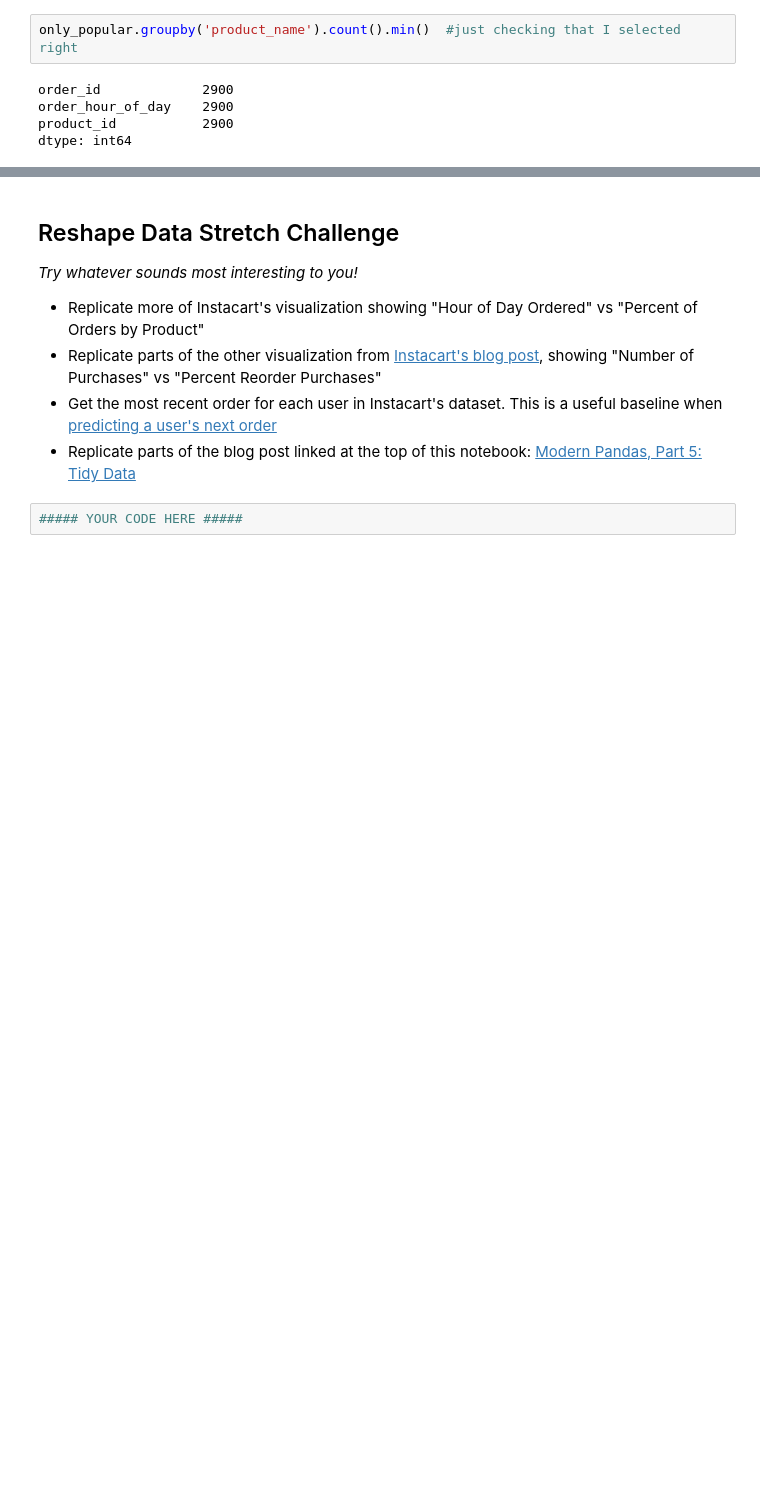
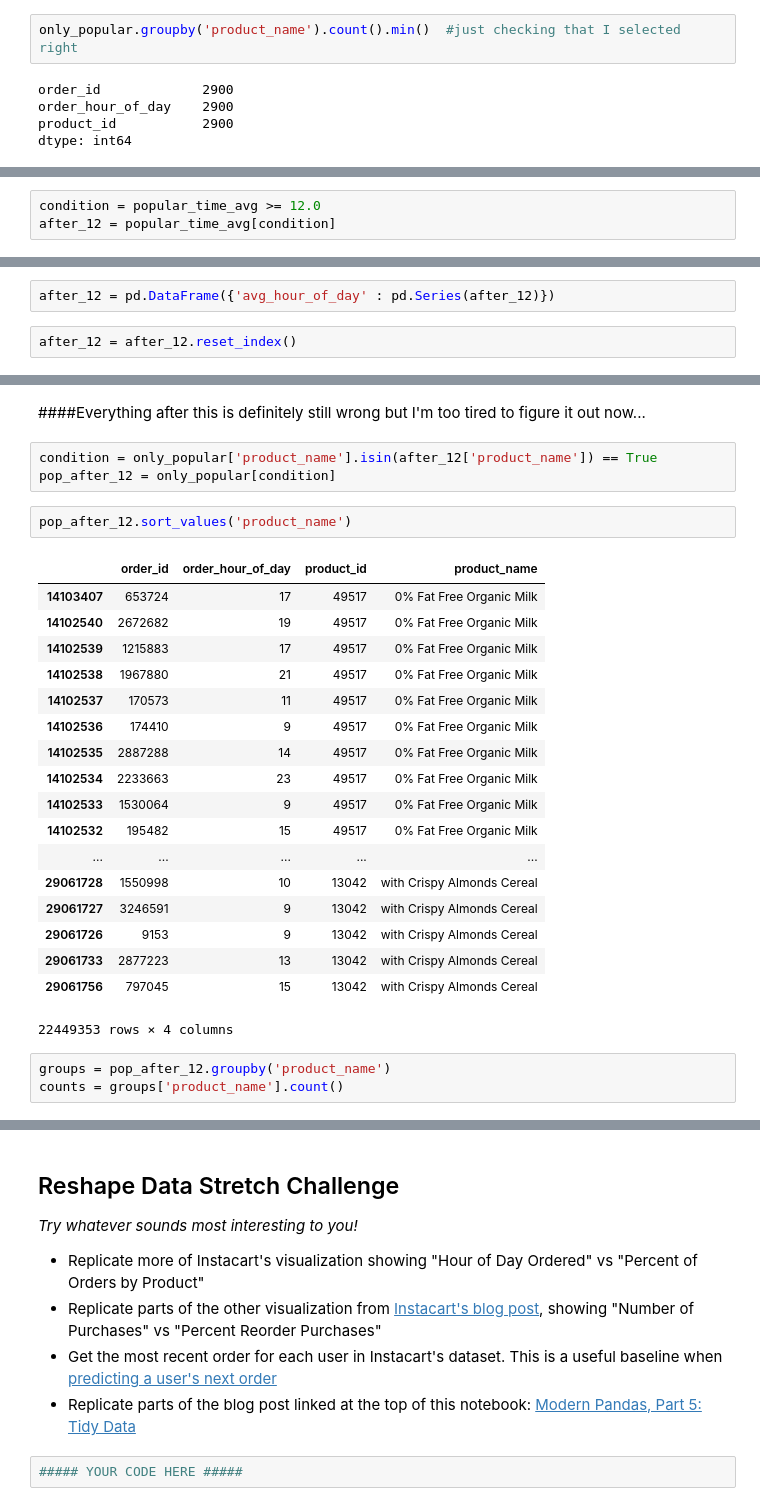
Before and after one commit to bloominstituteoftechnology/DS-Unit-1-Sprint-2-Data-Wrangling-and-Storytelling, a Jupyter notebook: Cai_Nowicki_Join_and_Reshape_Data_Assignment.ipynb, the cells around one changed output, grey strips where cells are left out. Drawn from its saved outputs; the diff is of its cells as text; blank space fills up the shorter version.

```diff
--- a/Cai_Nowicki_Join_and_Reshape_Data_Assignment.ipynb
+++ b/Cai_Nowicki_Join_and_Reshape_Data_Assignment.ipynb
@@ -726,0 +736,3 @@ dtype: int64
+# %%
+condition = popular_time_avg >= 12.0
+after_12 = popular_time_avg[condition]
@@ -726,0 +749,4 @@ dtype: int64
+# %%
+after_12 = pd.DataFrame({'avg_hour_of_day' : pd.Series(after_12)})
+# %%
+after_12 = after_12.reset_index()
@@ -727 +762,30 @@ dtype: int64
+# %% [markdown]
+####Everything after this is definitely still wrong but I'm too tired to figure it out now...
+# %%
+condition = only_popular['product_name'].isin(after_12['product_name']) == True
+pop_after_12 = only_popular[condition]
+# %%
+pop_after_12.sort_values('product_name')
+# %% [output]
+|  | order_id | order_hour_of_day | product_id | product_name |
+| 14103407 | 653724 | 17 | 49517 | 0% Fat Free Organic Milk |
+| 14102540 | 2672682 | 19 | 49517 | 0% Fat Free Organic Milk |
+| 14102539 | 1215883 | 17 | 49517 | 0% Fat Free Organic Milk |
+| 14102538 | 1967880 | 21 | 49517 | 0% Fat Free Organic Milk |
+| 14102537 | 170573 | 11 | 49517 | 0% Fat Free Organic Milk |
+| 14102536 | 174410 | 9 | 49517 | 0% Fat Free Organic Milk |
+| 14102535 | 2887288 | 14 | 49517 | 0% Fat Free Organic Milk |
+| 14102534 | 2233663 | 23 | 49517 | 0% Fat Free Organic Milk |
+| 14102533 | 1530064 | 9 | 49517 | 0% Fat Free Organic Milk |
+| 14102532 | 195482 | 15 | 49517 | 0% Fat Free Organic Milk |
+| ... | ... | ... | ... | ... |
+| 29061728 | 1550998 | 10 | 13042 | with Crispy Almonds Cereal |
+| 29061727 | 3246591 | 9 | 13042 | with Crispy Almonds Cereal |
+| 29061726 | 9153 | 9 | 13042 | with Crispy Almonds Cereal |
+| 29061733 | 2877223 | 13 | 13042 | with Crispy Almonds Cereal |
+| 29061756 | 797045 | 15 | 13042 | with Crispy Almonds Cereal |
+22449353 rows × 4 columns
+# %%
+groups = pop_after_12.groupby('product_name')
+counts = groups['product_name'].count()
 # %%
```
Also changed, not shown: parts of 13 cells of this notebook.
